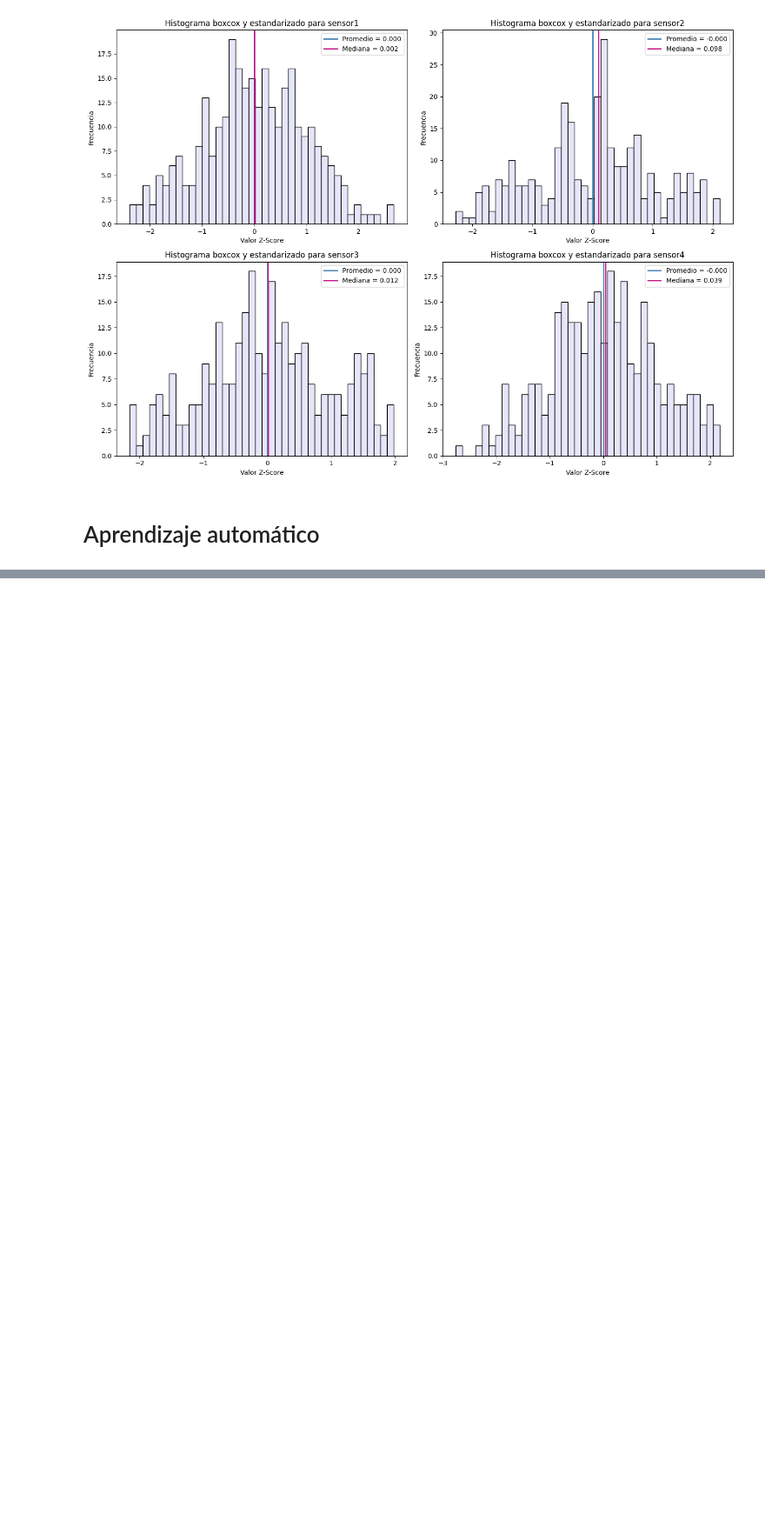
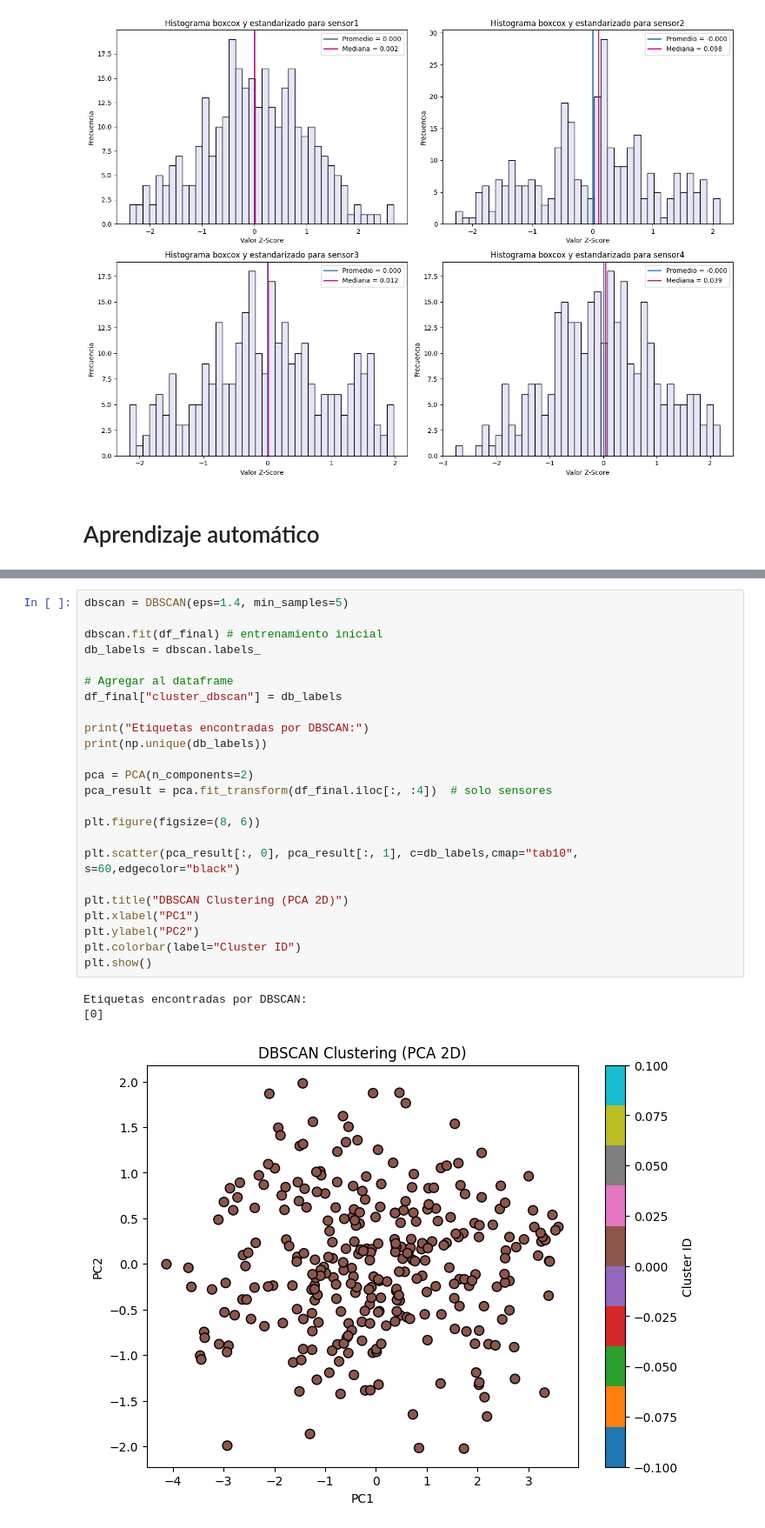
Before and after one commit to LeoGAR55/MD-1958, a Jupyter notebook: main.ipynb, the cells around one changed output, grey strips where cells are left out. Shown: that part at 87% size. Cells and saved outputs as stored; diff of their text form; blank space fills up the shorter version.

```diff
--- a/main.ipynb
+++ b/main.ipynb
@@ -488,0 +596,28 @@ plt.show()
+# %%
+dbscan = DBSCAN(eps=1.4, min_samples=5)
+
+dbscan.fit(df_final) # entrenamiento inicial
+db_labels = dbscan.labels_
+
+# Agregar al dataframe
+df_final["cluster_dbscan"] = db_labels
+
+print("Etiquetas encontradas por DBSCAN:")
+print(np.unique(db_labels))
+
+pca = PCA(n_components=2)
+pca_result = pca.fit_transform(df_final.iloc[:, :4])  # solo sensores
+
+plt.figure(figsize=(8, 6))
+
+plt.scatter(pca_result[:, 0], pca_result[:, 1], c=db_labels,cmap="tab10", s=60,edgecolor="black")
+
+plt.title("DBSCAN Clustering (PCA 2D)")
+plt.xlabel("PC1")
+plt.ylabel("PC2")
+plt.colorbar(label="Cluster ID")
+plt.show()
+# %% [output]
+Etiquetas encontradas por DBSCAN:
+[0]
+[figure, added]
```
Also changed, not shown: parts of 8 cells of this notebook.
